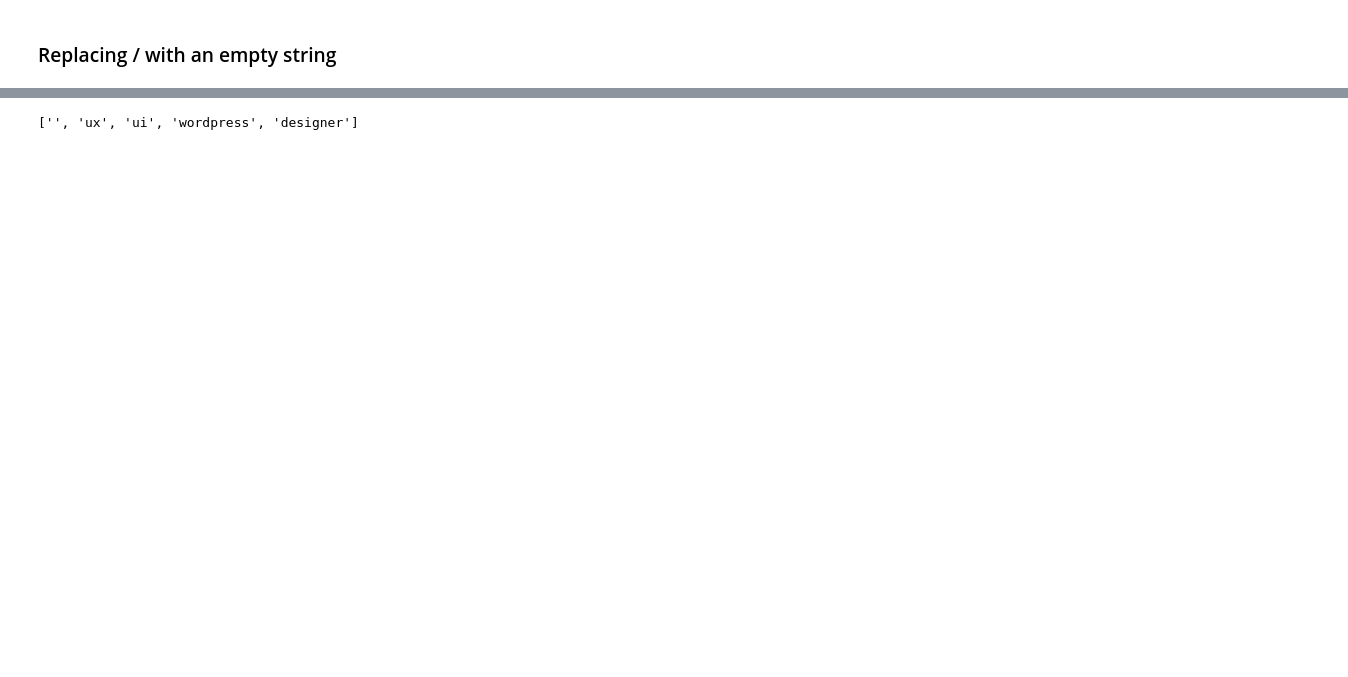
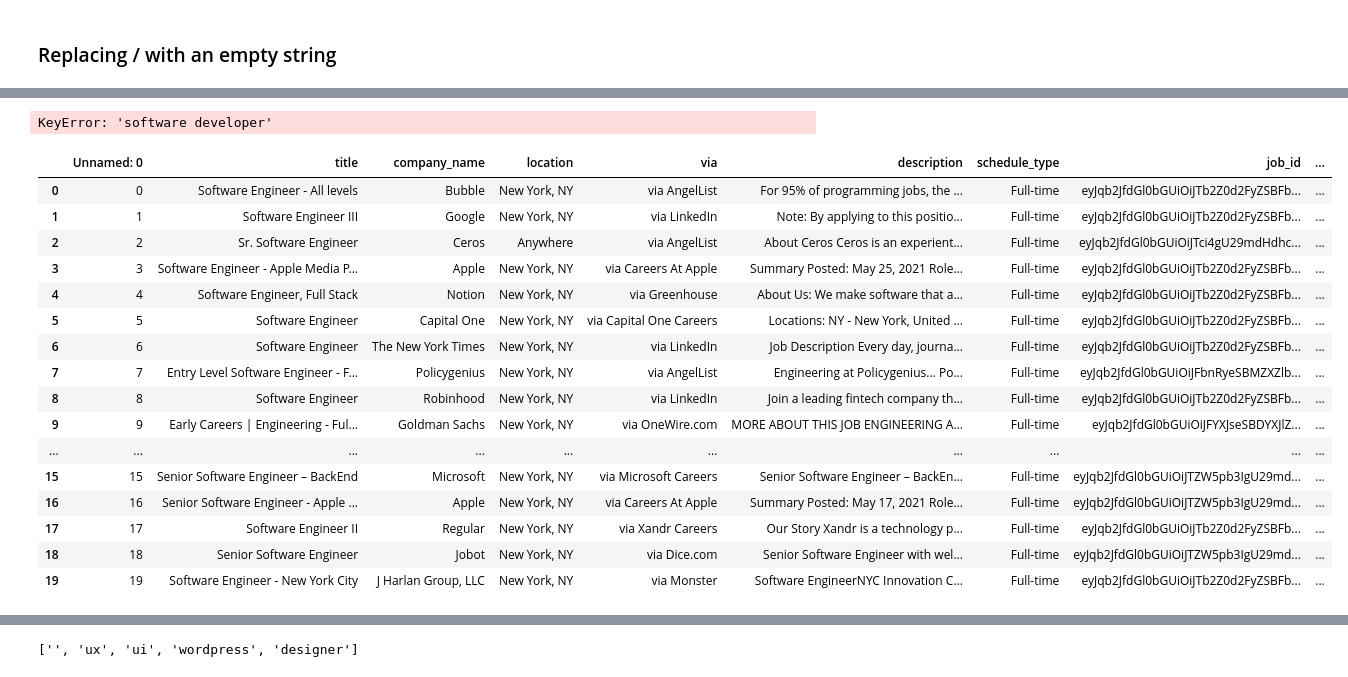
Before and after one commit to jperez29/TKH_casptone_project, a Jupyter notebook: jupyter notebooks/data_analysis_googleAPI.ipynb, the cells around one changed output, grey strips where cells are left out. Saved outputs shown, nothing was run; the diff lists cells and outputs as text; code cells hidden in the pictures; blank space fills up the shorter version.

```diff
--- a/jupyter notebooks/data_analysis_googleAPI.ipynb
+++ b/jupyter notebooks/data_analysis_googleAPI.ipynb
@@ -160,0 +258,3 @@ def replace_key(col):
+# %%
+df_new['lowercase_title'] = df_new['lowercase_title'].apply(replace_dash)
+df_new['lowercase_title'] = df_new['lowercase_title'].apply(replace_hyphen)
@@ -160,0 +277,25 @@ def replace_key(col):
+# %%
+# ['software engineer', 'data analyst', 'web developer', 'data scientist', 'front end', 'back-end'/ 'ui ux']
+
+def transformation(title):
+    job_title = str(title)
+    if 'software' in job_title:
+        job_title = 'software engineer'
+    elif 'data analyst' in job_title:
+        job_title = 'data analyst'
+    elif 'web developer' in job_title:
+        job_title = 'web developer'
+    elif 'data scientist' in job_title:
+        job_title = 'data scientist'
+    elif 'ui' in job_title or 'ux' in job_title:
+        split_title = job_title.split(' ')
+        for item in split_title:
+            if item == 'ui' or item == 'ux':
+                job_title = 'ui/ux designer'
+    elif 'front end' in job_title:
+        job_title = 'front end developer'
+    elif 'back end' in job_title:
+        job_title = 'back end developer'
+    elif 'full stack'in job_title:
+        job_title = 'full stack developer'
+    return job_title
@@ -161,2 +307,2 @@ def replace_key(col):
 # %%
-df_new['lowercase_title'] = df_new['lowercase_title'].apply(replace_key)
+df_new['titles_transformation'] = df_new["lowercase_title"].apply(transformation)
@@ -163,3 +329,29 @@ df_new['lowercase_title'] = df_new['lowercase_title'].apply(replace_key)
+# %%
+dct_jobs = {'software engineer': 0, 'data analyst':1, 'web developer':2, 'data scientist':3, 'front end':4, 'back end':5 ,'ui/ux designer':6}
+
+df_new["industry_code"] = df_new["titles_transformation"].apply(lambda x: dct_jobs[x])
+# %% [output]
+KeyError: 'software developer'
+# %%
+df_new.head(20)
+# %% [output]
+|  | Unnamed: 0 | title | company_name | location | via | description | schedule_type | job_id | ... |
+| 0 | 0 | Software Engineer - All levels | Bubble | New York, NY | via AngelList | For 95% of programming jobs, the ... | Full-time | eyJqb2JfdGl0bGUiOiJTb2Z0d2FyZSBFb... | ... |
+| 1 | 1 | Software Engineer III | Google | New York, NY | via LinkedIn | Note: By applying to this positio... | Full-time | eyJqb2JfdGl0bGUiOiJTb2Z0d2FyZSBFb... | ... |
+| 2 | 2 | Sr. Software Engineer | Ceros | Anywhere | via AngelList | About Ceros Ceros is an experient... | Full-time | eyJqb2JfdGl0bGUiOiJTci4gU29mdHdhc... | ... |
+| 3 | 3 | Software Engineer - Apple Media P... | Apple | New York, NY | via Careers At Apple | Summary Posted: May 25, 2021 Role... | Full-time | eyJqb2JfdGl0bGUiOiJTb2Z0d2FyZSBFb... | ... |
+| 4 | 4 | Software Engineer, Full Stack | Notion | New York, NY | via Greenhouse | About Us: We make software that a... | Full-time | eyJqb2JfdGl0bGUiOiJTb2Z0d2FyZSBFb... | ... |
+| 5 | 5 | Software Engineer | Capital One | New York, NY | via Capital One Careers | Locations: NY - New York, United ... | Full-time | eyJqb2JfdGl0bGUiOiJTb2Z0d2FyZSBFb... | ... |
+| 6 | 6 | Software Engineer | The New York Times | New York, NY | via LinkedIn | Job Description Every day, journa... | Full-time | eyJqb2JfdGl0bGUiOiJTb2Z0d2FyZSBFb... | ... |
+| 7 | 7 | Entry Level Software Engineer - F... | Policygenius | New York, NY | via AngelList | Engineering at Policygenius... Po... | Full-time | eyJqb2JfdGl0bGUiOiJFbnRyeSBMZXZlb... | ... |
+| 8 | 8 | Software Engineer | Robinhood | New York, NY | via LinkedIn | Join a leading fintech company th... | Full-time | eyJqb2JfdGl0bGUiOiJTb2Z0d2FyZSBFb... | ... |
+| 9 | 9 | Early Careers | Engineering - Ful... | Goldman Sachs | New York, NY | via OneWire.com | MORE ABOUT THIS JOB ENGINEERING A... | Full-time | eyJqb2JfdGl0bGUiOiJFYXJseSBDYXJlZ... | ... |
+| ... | ... | ... | ... | ... | ... | ... | ... | ... | ... |
+| 15 | 15 | Senior Software Engineer – BackEnd | Microsoft | New York, NY | via Microsoft Careers | Senior Software Engineer – BackEn... | Full-time | eyJqb2JfdGl0bGUiOiJTZW5pb3IgU29md... | ... |
+| 16 | 16 | Senior Software Engineer - Apple ... | Apple | New York, NY | via Careers At Apple | Summary Posted: May 17, 2021 Role... | Full-time | eyJqb2JfdGl0bGUiOiJTZW5pb3IgU29md... | ... |
+| 17 | 17 | Software Engineer II | Regular | New York, NY | via Xandr Careers | Our Story Xandr is a technology p... | Full-time | eyJqb2JfdGl0bGUiOiJTb2Z0d2FyZSBFb... | ... |
+| 18 | 18 | Senior Software Engineer | Jobot | New York, NY | via Dice.com | Senior Software Engineer with wel... | Full-time | eyJqb2JfdGl0bGUiOiJTZW5pb3IgU29md... | ... |
+| 19 | 19 | Software Engineer - New York City | J Harlan Group, LLC | New York, NY | via Monster | Software EngineerNYC Innovation C... | Full-time | eyJqb2JfdGl0bGUiOiJTb2Z0d2FyZSBFb... | ... |
 # %%
 df_new.iloc[2450]
 # %% [output]
```
Also changed, not shown: parts of 25 cells of this notebook, 6 other files.
